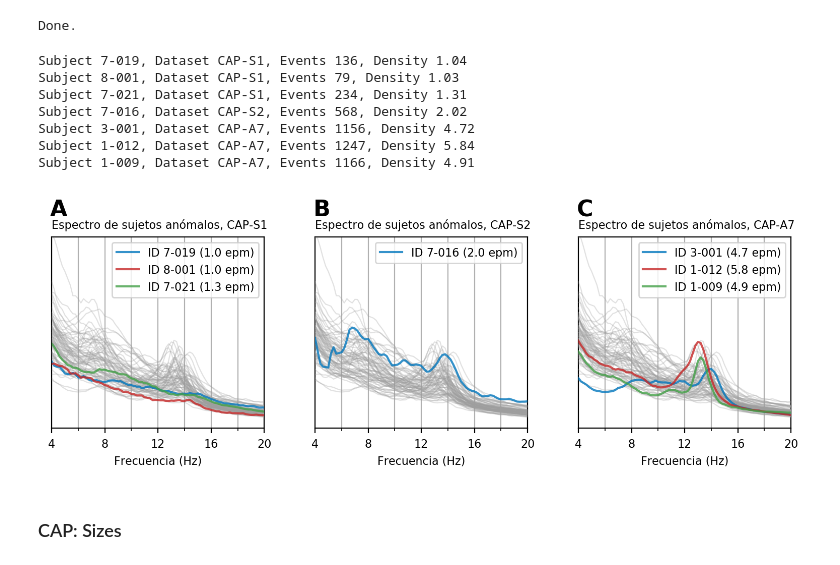
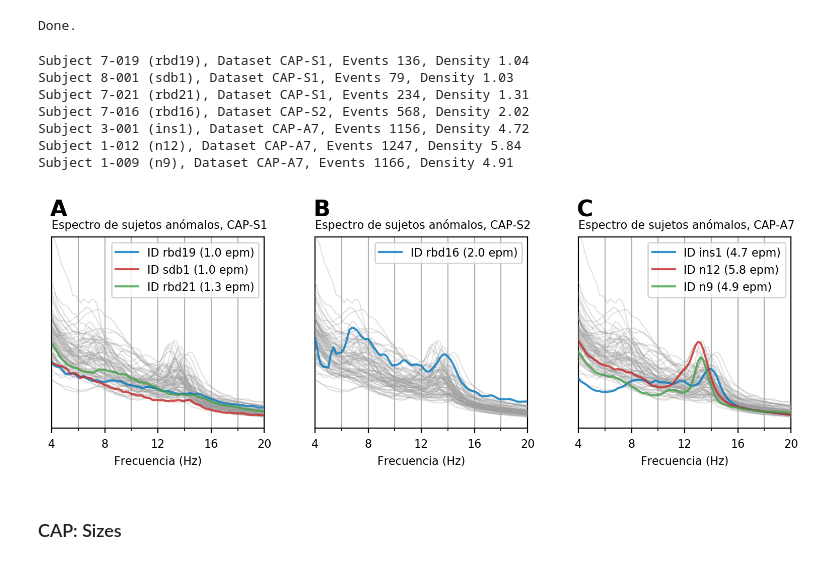
Before and after one commit to nicolasigor/sleep-rnn, a Jupyter notebook: figs_thesis/2021_result_indataset.ipynb, the cells around one changed output. Drawn from its saved outputs; the diff is of its cells as text; code cells hidden in the pictures.

Commit message:
cap id original

```diff
--- a/figs_thesis/2021_result_indataset.ipynb
+++ b/figs_thesis/2021_result_indataset.ipynb
@@ -1535,6 +1536,19 @@ for subject_id in cap.all_ids:
 print("Done.")
 # %% [output]
 Done.
+# %%
+def cap_custom_to_original_id(custom_id, cap_dataset_dir):
+    # transform own IDs to original IDs
+    fname = os.path.join(cap_dataset_dir, 'CAP_groups_ids.json')
+    with open(fname, 'r') as handle:
+        original2custom_map = json.load(handle)
+    custom2original_map = {original2custom_map[key]: key for key in original2custom_map.keys()}
+
+    custom_group = int(custom_id.split("-")[0])
+    original_group = custom2original_map[custom_group]
+    number_within_group = int(custom_id.split("-")[1])
+    original_id = "".join([original_group, str(number_within_group)])
+    return original_id
 # %%
 def reduce_data_by_band(f, y, f_min=0, f_max=100):
     locs = np.where((f >= f_min) & (f <= f_max))[0]
@@ -1572,52 +1586,53 @@ for i_exp, expert in enumerate(expert_order):
         n2_pages = cap.get_subject_pages(subject_id, pages_subset='n2')
         subject_event_count = events.shape[0]
         subject_density = subject_event_count / (n2_pages.size * cap.page_duration / 60)
-        print("Subject %s, Dataset %s, Events %d, Density %1.2f" % (subject_id, dataset_str, subject_event_count, subject_density))
+        subject_id_original = cap_custom_to_original_id(subject_id, cap.dataset_dir)
+        print("Subject %s (%s), Dataset %s, Events %d, Density %1.2f" % (subject_id, subject_id_original, dataset_str, subject_event_count, subject_density))
 
         i = cap.all_ids.index(subject_id)
         s = spectrums[i]
         f, s = reduce_data_by_band(freq_axis, s, f_min=f_min, f_max=f_max)
         ax.plot(
             f, s, linewidth=1.5, alpha=0.8, color=viz.PALETTE[color_series[i_high]], zorder=20,
-            label="ID %s (%1.1f epm)" % (subject_id, subject_density))
+            label="ID %s (%1.1f epm)" % (subject_id_original, subject_density))
     ax.legend(loc="upper right", fontsize=8)
 
     ax.tick_params(labelsize=8)
     ax.set_yticks([])
     ax.set_xlabel("Frecuencia (Hz)", fontsize=8)
     title_str = 'Espectro de sujetos anómalos, %s' % dataset_str
     ax.set_title(title_str, fontsize=8, loc="left")
 
     ax.text(
         x=-0.01, y=1.11, fontsize=16, s=r"$\bf{%s}$" % letters[i_exp],
         ha="left", transform=ax.transAxes)
 
 for ax in axes.flatten():
     ax.set_ylim([0, max_y])
     ax.set_xticks(np.arange(4, 20 + 0.001, 4))
     ax.set_xticks(np.arange(4, 20 + 0.001, 2), minor=True)
     ax.set_xlim([4, 20])
     ax.grid(axis="x", which="minor")
 
 plt.tight_layout()
 
 if save_figure:
     # Save figure
     fname_prefix = "result_indata_cap_whole_spectra"
     plt.savefig("%s.pdf" % fname_prefix, bbox_inches="tight", pad_inches=0.4)
     plt.savefig("%s.png" % fname_prefix, bbox_inches="tight", pad_inches=0.4)
     plt.savefig("%s.svg" % fname_prefix, bbox_inches="tight", pad_inches=0.4)
 
 plt.show()
 # %% [output]
-Subject 7-019, Dataset CAP-S1, Events 136, Density 1.04
-Subject 8-001, Dataset CAP-S1, Events 79, Density 1.03
-Subject 7-021, Dataset CAP-S1, Events 234, Density 1.31
-Subject 7-016, Dataset CAP-S2, Events 568, Density 2.02
-Subject 3-001, Dataset CAP-A7, Events 1156, Density 4.72
-Subject 1-012, Dataset CAP-A7, Events 1247, Density 5.84
-Subject 1-009, Dataset CAP-A7, Events 1166, Density 4.91
+Subject 7-019 (rbd19), Dataset CAP-S1, Events 136, Density 1.04
+Subject 8-001 (sdb1), Dataset CAP-S1, Events 79, Density 1.03
+Subject 7-021 (rbd21), Dataset CAP-S1, Events 234, Density 1.31
+Subject 7-016 (rbd16), Dataset CAP-S2, Events 568, Density 2.02
+Subject 3-001 (ins1), Dataset CAP-A7, Events 1156, Density 4.72
+Subject 1-012 (n12), Dataset CAP-A7, Events 1247, Density 5.84
+Subject 1-009 (n9), Dataset CAP-A7, Events 1166, Density 4.91
-[figure, old version]
+[figure, new version]
 # %% [markdown]
 ### CAP: Sizes
 # %%
```
Also changed, not shown: parts of 3 cells of this notebook.
